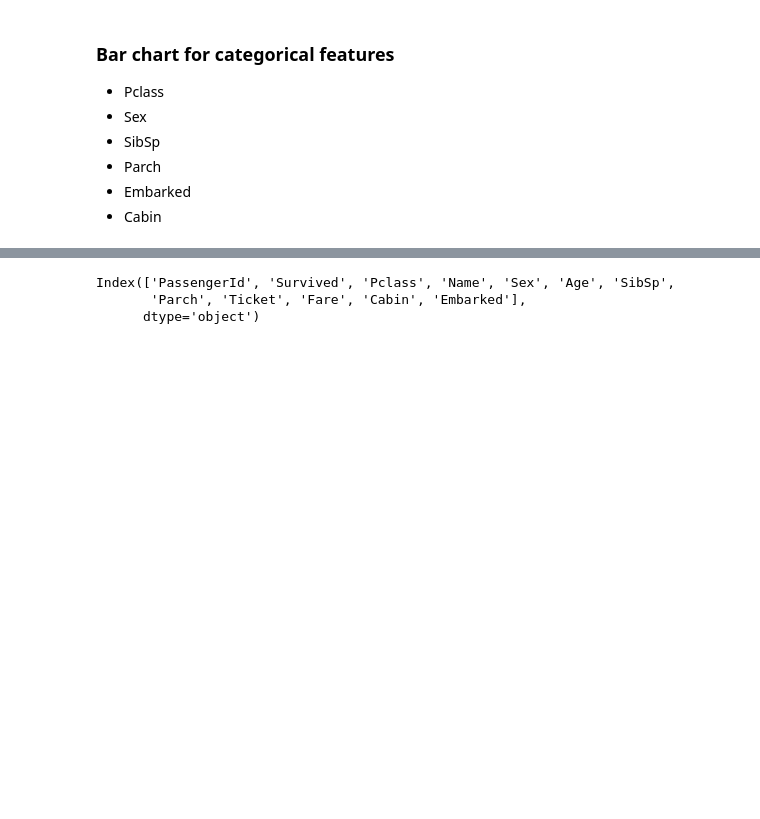
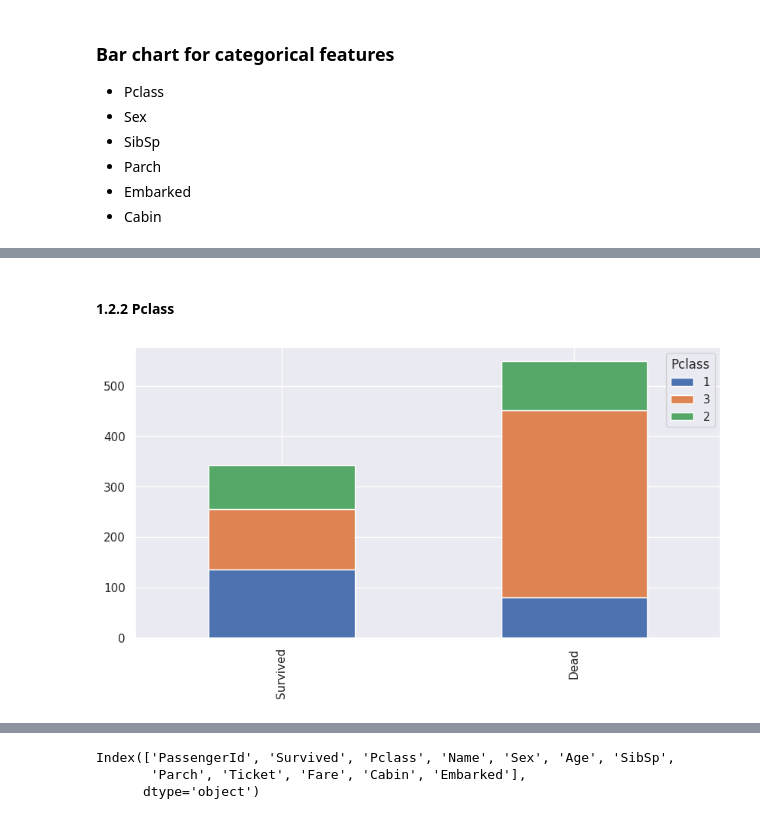
Before and after one commit to tntnu/Titanic, a Jupyter notebook: [개인프로젝트연습]_타이타닉생존자예측_2차제출.ipynb, the cells around one changed output, grey strips where cells are left out. Saved outputs shown, nothing was run; the diff lists cells and outputs as text; code cells hidden in the pictures; blank space fills up the shorter version.

```diff
--- a/[개인프로젝트연습]_타이타닉생존자예측_2차제출.ipynb
+++ b/[개인프로젝트연습]_타이타닉생존자예측_2차제출.ipynb
@@ -181,0 +187,7 @@ train.shape, test.shape # 독립변수 11개, 종속변수 Survived
+# %% [markdown]
+#### 1.2.2 Pclass
+# %%
+bar_chart('Pclass')
+# Pclass = 3인 경우 사망자가 많음
+# %% [output]
+[figure, added]
```
Also changed, not shown: parts of 52 cells of this notebook.
